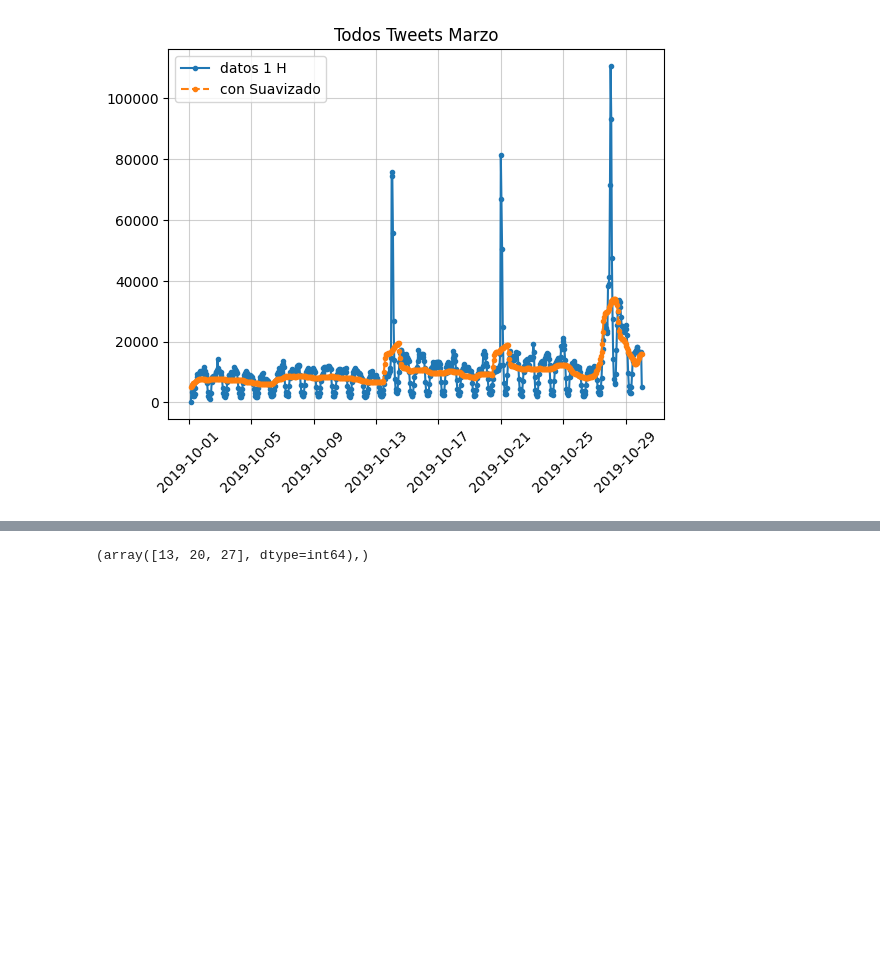
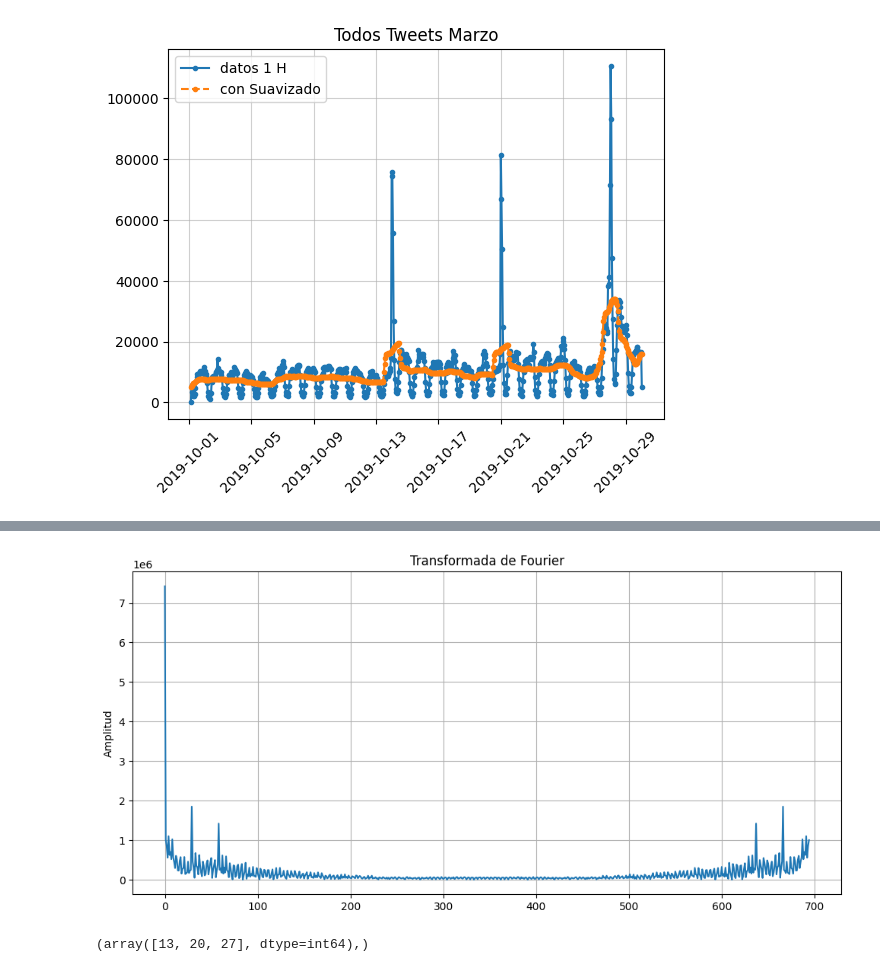
Before and after one commit to Ale-Mildiner/Tesis, a Jupyter notebook: Base_Twitter/Tw_meses/Grafico_data_total_por_mes.ipynb, the cells around one changed output, grey strips where cells are left out. Cells and saved outputs as stored; diff of their text form; code cells hidden in the pictures; blank space fills up the shorter version.

```diff
--- a/Base_Twitter/Tw_meses/Grafico_data_total_por_mes.ipynb
+++ b/Base_Twitter/Tw_meses/Grafico_data_total_por_mes.ipynb
@@ -4,7 +4,7 @@ import matplotlib.pyplot as plt
 import pandas as pd
 path = 'd:/Git_Proyects/Tesis/Base_Twitter/Tw_meses/'
 # %%
-Tw = pd.read_csv(path+'Tweets_October.csv')
+Tw = pd.read_csv(path+'Tweets_Agosto.csv')
 # %%
 Tw = Tw.dropna(subset=['Tweets'])
 Tw = Tw.dropna(subset=['Fecha'])
@@ -17,6 +17,12 @@ Tw['Fecha'] = pd.to_datetime(Tw['Fecha'], format='%a %b %d %H:%M:%S +0000 %Y', e
 df_index = Tw.set_index('Fecha')
 df_count_hora = df_index.resample('1H').count()
 df_suavizado = df_count_hora.rolling('1D', center = True).mean()
+# %%
+df_count_hora.rename(columns={'id':'Cuentas_Tot'}, inplace=True)
+Agosto_tot_hora = pd.DataFrame(df_count_hora['Cuentas_Tot'])
+Agosto_tot_hora.to_csv(path+'Agosto_tot_hora.csv')
+a = pd.read_csv(path+'Agosto_tot_hora.csv')
+a.set_index('Fecha')
 # %%
 plt.figure()
 plt.title('Todos Tweets Marzo')
@@ -34,3 +55,19 @@ plt.show()
+# %%
+transformada = np.fft.fft(df_count_hora['Tweets'])
+frecuencias = np.fft.fftfreq(len(df_count_hora), 1)
+plt.figure(figsize=(10, 5))
+plt.plot(np.abs(transformada))
+#plt.plot(frecuencias, np.abs(transformada))
+plt.title('Transformada de Fourier')
+#plt.xlabel('Frecuencia (Hz)')
+plt.ylabel('Amplitud')
+#plt.xlim(0, 0.5)  # Puedes ajustar el rango de frecuencias según tus necesidades
+plt.grid()
+
+plt.tight_layout()
+plt.show()
+# %% [output]
+[figure, added]
 # %%
 np.where(np.array(df_count_hora['Tweets'])>400000)
 # %% [output]
```
Also changed, not shown: parts of 2 cells of this notebook, 4 other files.
